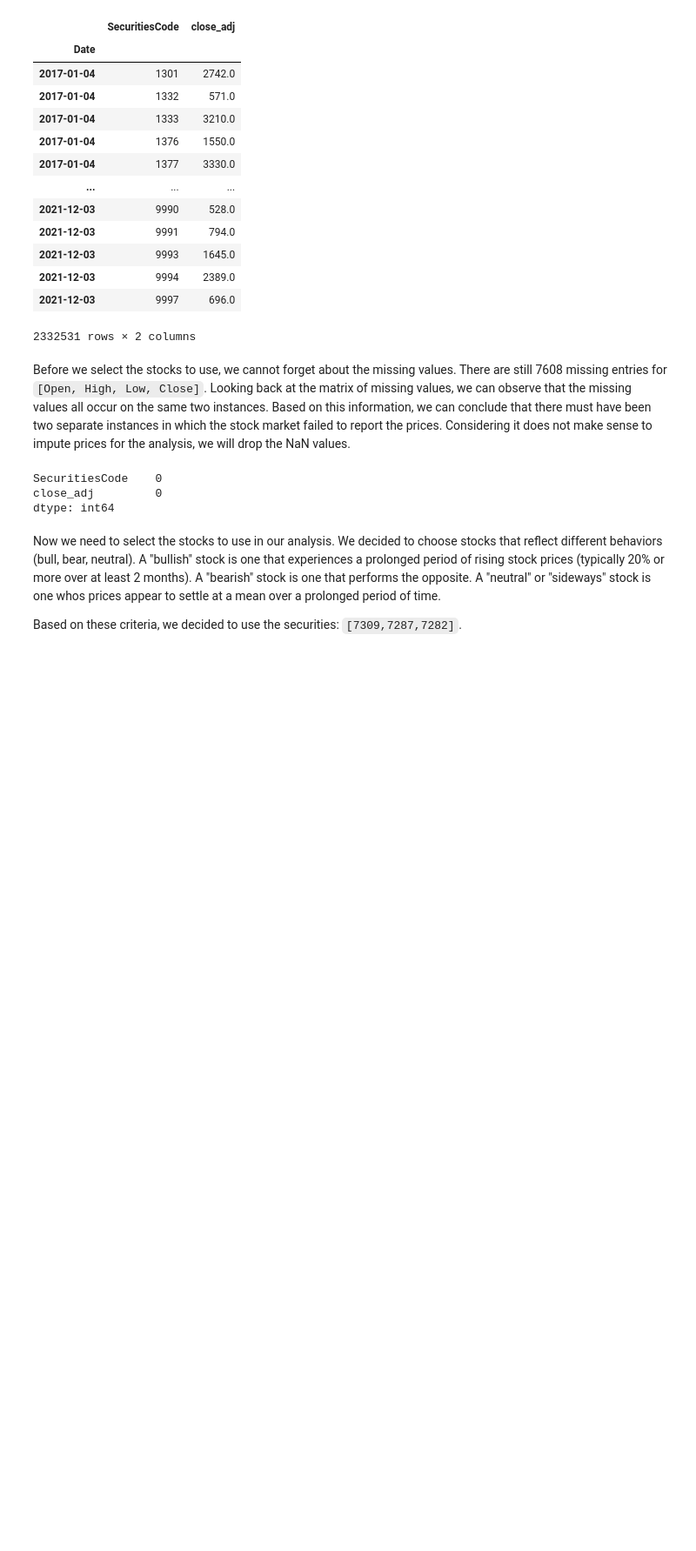
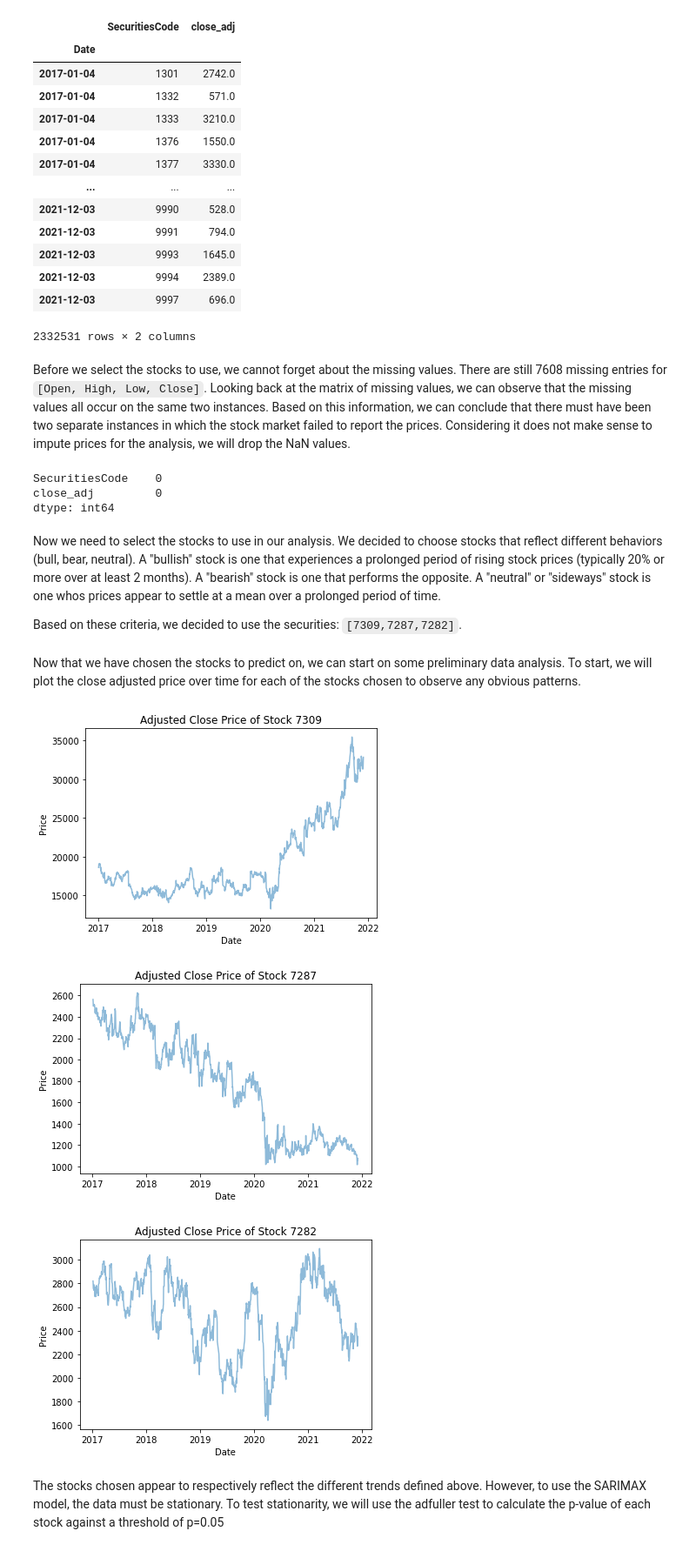
Before and after one commit to leeked/JPX-IntroDS, a Jupyter notebook: anime_country_stonks.ipynb, the cells around one changed output. Shown at 87% size. Cells and saved outputs as stored; diff of their text form; code cells hidden in the pictures; blank space fills up the shorter version.

```diff
--- a/anime_country_stonks.ipynb
+++ b/anime_country_stonks.ipynb
@@ -202,3 +202,20 @@ dtype: int64
 Now we need to select the stocks to use in our analysis. We decided to choose stocks that reflect different behaviors (bull, bear, neutral). A "bullish" stock is one that experiences a prolonged period of rising stock prices (typically 20% or more over at least 2 months). A "bearish" stock is one that performs the opposite. A "neutral" or "sideways" stock is one whos prices appear to settle at a mean over a prolonged period of time.
 
 Based on these criteria, we decided to use the securities: `[7309,7287,7282]`.
+# %%
+sample_stocks = [7309, 7287, 7282]
+# %% [markdown]
+Now that we have chosen the stocks to predict on, we can start on some preliminary data analysis. To start, we will plot the close adjusted price over time for each of the stocks chosen to observe any obvious patterns.
+# %%
+for sample_stock in sample_stocks:
+    plt.plot(df[df["SecuritiesCode"] == sample_stock]["close_adj"],alpha = 0.5)
+    plt.ylabel("Price")
+    plt.xlabel("Date")
+    plt.title("Adjusted Close Price of Stock {}".format(sample_stock))
+    plt.show()
+# %% [output]
+[figure, added]
+[figure, added]
+[figure, added]
+# %% [markdown]
+The stocks chosen appear to respectively reflect the different trends defined above. However, to use the SARIMAX model, the data must be stationary. To test stationarity, we will use the adfuller test to calculate the p-value of each stock against a threshold of p=0.05
```
Also changed, not shown: parts of 5 cells of this notebook.
